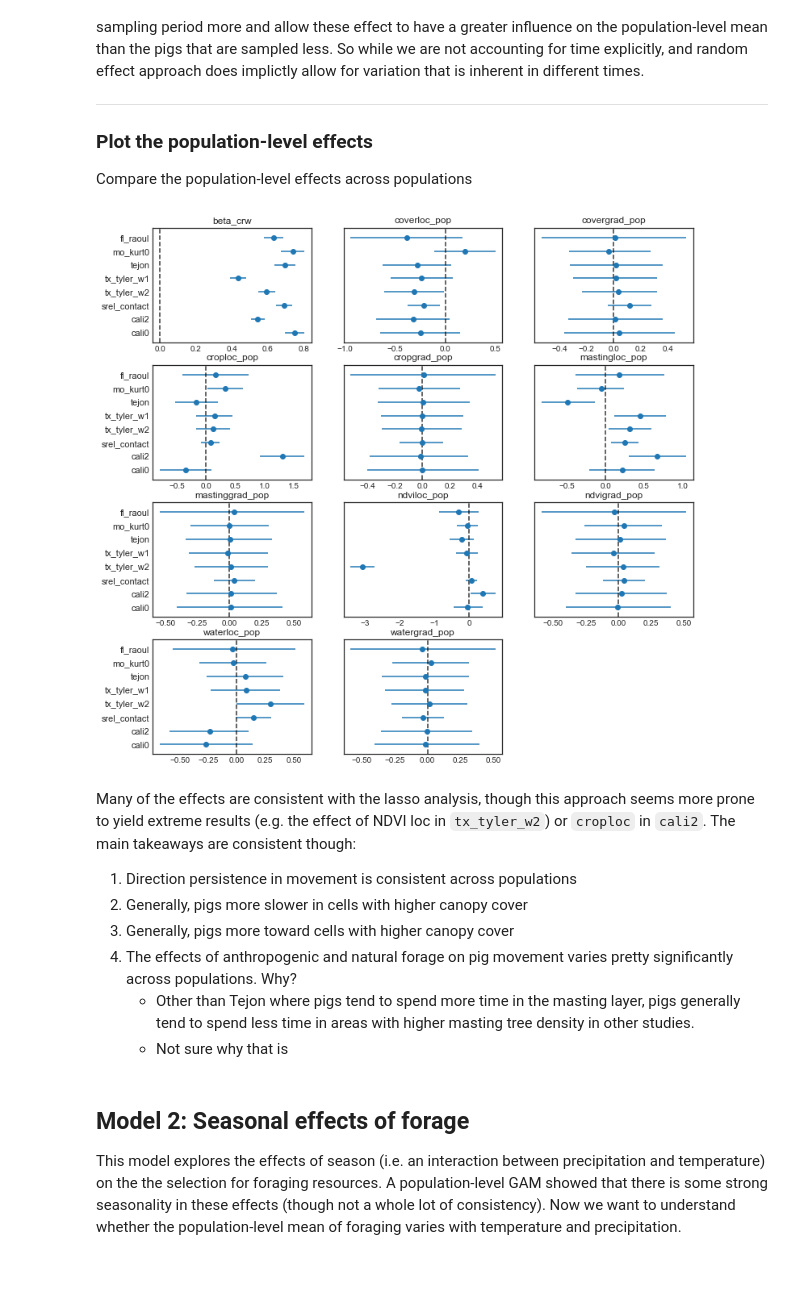
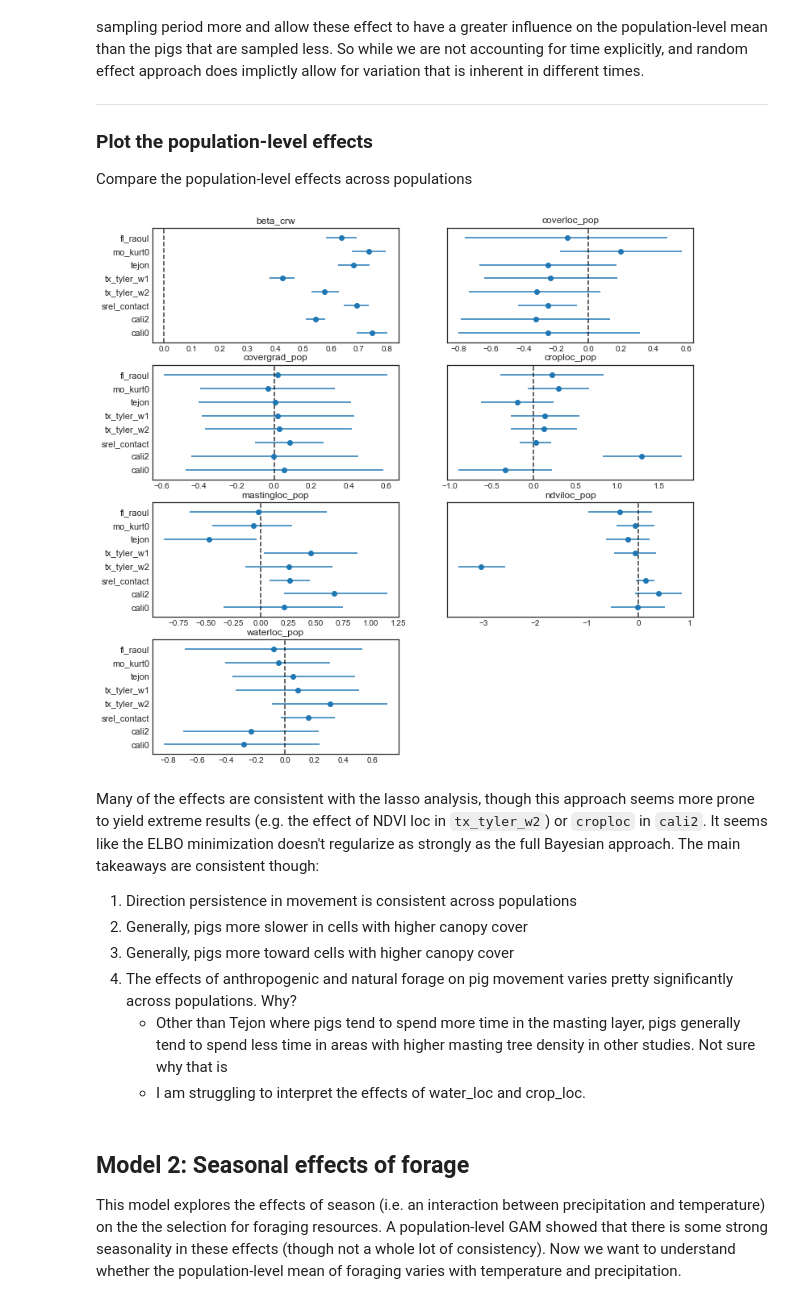
Before and after one commit to mqwilber/rsf_swine, a Jupyter notebook: code/advi_movement_models.ipynb, the cells around one changed output. Drawn from its saved outputs; the diff is of its cells as text; code cells hidden in the pictures; blank space fills up the shorter version.

```diff
--- a/code/advi_movement_models.ipynb
+++ b/code/advi_movement_models.ipynb
@@ -185,50 +207,50 @@ plt.plot(np.log(pm_fits['mo_kurt0'].hist))
 Compare the population-level effects across populations
 # %%
 # Draw from the ADVI posterior
-varnames = ['beta_crw', 'coverloc_pop', 'covergrad_pop', 'croploc_pop', 'cropgrad_pop', 'mastingloc_pop',
- 'mastinggrad_pop','ndviloc_pop', 'ndvigrad_pop', 'waterloc_pop', 'watergrad_pop']
+varnames = ['beta_crw', 'coverloc_pop', 'covergrad_pop', 'croploc_pop', 'mastingloc_pop',
+            'ndviloc_pop', 'waterloc_pop']
 
 ttraces = {study: pm_fits[study].sample(draws=5000) for study in pm_fits.keys()}
 # %%
 # Plot effects across populations
-fig, axes = plt.subplots(4, 3, figsize=(12, 12), sharey=True)
+fig, axes = plt.subplots(4, 2, figsize=(12, 12), sharey=True)
 axes = axes.ravel()
 
 yvals = np.linspace(0, 1, num=len(pm_fits.keys()))
 for i, vname in enumerate(varnames):
 
     tcoefs = pd.DataFrame(index=pm_fits.keys(), columns=["lower", "median", "upper"])
 
     for study in pm_fits.keys():
 
         quants = pm.quantiles(ttraces[study])
         tcoefs.loc[study, :] = (quants[vname][2.5], quants[vname][50], quants[vname][97.5])
 
     axes[i].errorbar(tcoefs['median'], yvals,
                      xerr=np.array([tcoefs['median'] - tcoefs.lower, tcoefs.upper - tcoefs['median']]),
                      linestyle="", marker="o")
     axes[i].set_ylim(-0.1, 1.1)
     axes[i].vlines(0, *axes[i].get_ylim(), linestyle="--", alpha=0.8)
     axes[i].set_yticks(yvals)
     axes[i].set_yticklabels(tcoefs.index, size=11)
     axes[i].set_title(vname)
 
-axes[11].tick_params(labelbottom="off")
-axes[11].spines['bottom'].set_visible(False)
-axes[11].spines['top'].set_visible(False)
-axes[11].spines['right'].set_visible(False)
-axes[11].spines['left'].set_visible(False)
+axes[len(axes) - 1].tick_params(labelbottom="off")
+axes[len(axes) - 1].spines['bottom'].set_visible(False)
+axes[len(axes) - 1].spines['top'].set_visible(False)
+axes[len(axes) - 1].spines['right'].set_visible(False)
+axes[len(axes) - 1].spines['left'].set_visible(False)
 # %% [output]
-[figure, old version]
+[figure, new version]
 # %% [markdown]
-Many of the effects are consistent with the lasso analysis, though this approach seems more prone to yield extreme results (e.g. the effect of NDVI loc in `tx_tyler_w2`) or `croploc` in `cali2`.  The main takeaways are consistent though:
+Many of the effects are consistent with the lasso analysis, though this approach seems more prone to yield extreme results (e.g. the effect of NDVI loc in `tx_tyler_w2`) or `croploc` in `cali2`.  It seems like the ELBO minimization doesn't regularize as strongly as the full Bayesian approach.  The main takeaways are consistent though:
 
 1. Direction persistence in movement is consistent across populations
 2. Generally, pigs more slower in cells with higher canopy cover
 3. Generally, pigs more toward cells with higher canopy cover
 4. The effects of anthropogenic and natural forage on pig movement varies pretty significantly across populations.  Why?
-    - Other than Tejon where pigs tend to spend more time in the masting layer, pigs generally tend to spend less time in areas with higher masting tree density in other studies.
-    - Not sure why that is
+    - Other than Tejon where pigs tend to spend more time in the masting layer, pigs generally tend to spend less time in areas with higher masting tree density in other studies. Not sure why that is
+    - I am struggling to interpret the effects of water_loc and crop_loc.
 # %% [markdown]
 ## Model 2: Seasonal effects of forage
 
```
Also changed, not shown: parts of 3 cells of this notebook, 4 other files.
